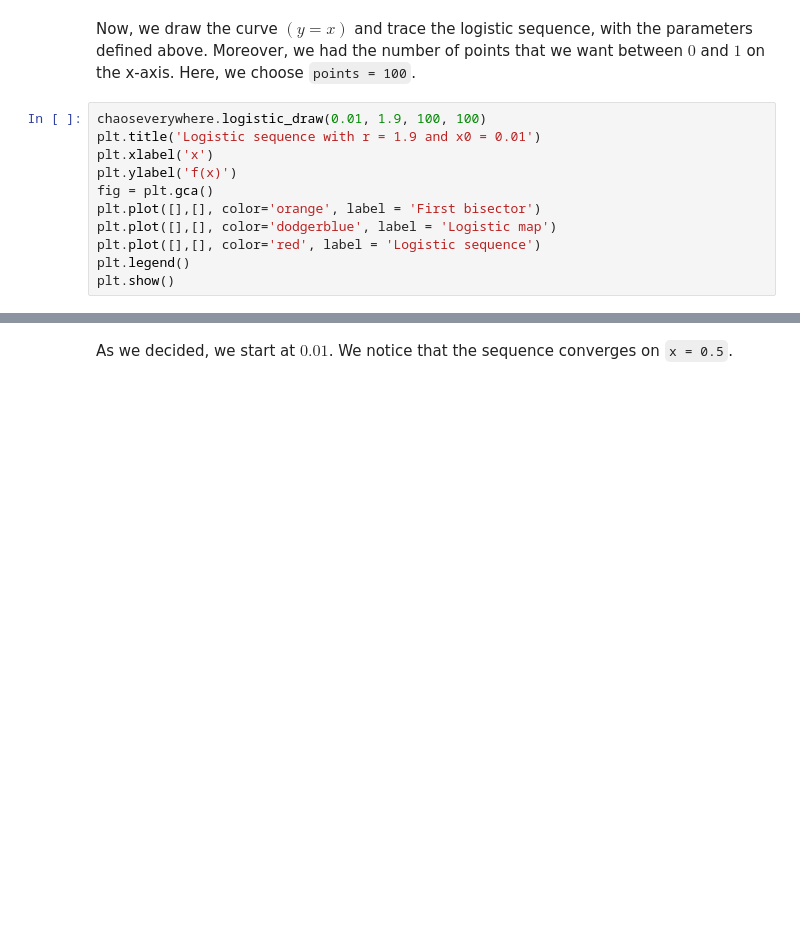
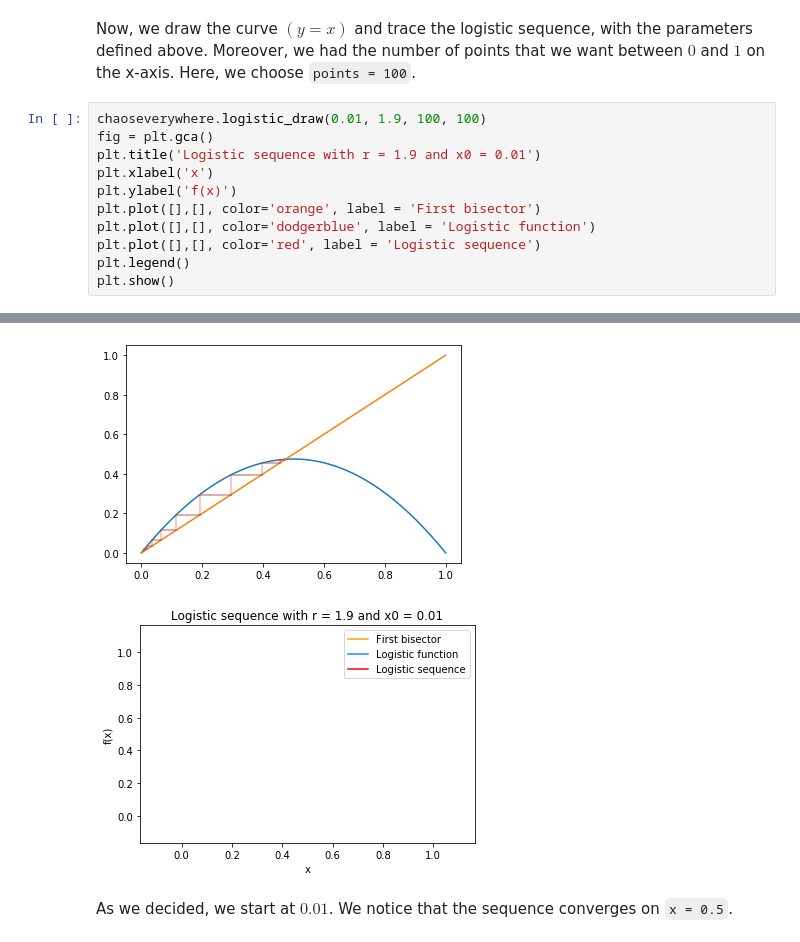
Before and after one commit to tanglef/chaoseverywhere, a Jupyter notebook: chaoseverywhere/Sketch/logistic.ipynb, the cells around one changed output, grey strips where cells are left out. Cells and saved outputs as stored; diff of their text form; blank space fills up the shorter version.

```diff
--- a/chaoseverywhere/Sketch/logistic.ipynb
+++ b/chaoseverywhere/Sketch/logistic.ipynb
@@ -48,12 +49,12 @@ f(0.01)= 0.01881
 Now, we draw the curve $(y=x)$ and trace the logistic sequence, with the parameters defined above. Moreover, we had the number of points that we want between $0$ and $1$ on the x-axis. Here, we choose `points = 100`.
 # %%
 chaoseverywhere.logistic_draw(0.01, 1.9, 100, 100)
+fig = plt.gca()
 plt.title('Logistic sequence with r = 1.9 and x0 = 0.01')
 plt.xlabel('x')
 plt.ylabel('f(x)')
-fig = plt.gca()
 plt.plot([],[], color='orange', label = 'First bisector')
-plt.plot([],[], color='dodgerblue', label = 'Logistic map')
+plt.plot([],[], color='dodgerblue', label = 'Logistic function')
 plt.plot([],[], color='red', label = 'Logistic sequence')
 plt.legend()
 plt.show()
@@ -63,3 +62,5 @@ plt.show()
+[figure, added]
+[figure, added]
 # %% [markdown]
 As we decided, we start at $0.01$. We notice that the sequence converges on `x = 0.5`.
 # %% [markdown]
```
Also changed, not shown: parts of 10 cells of this notebook.
